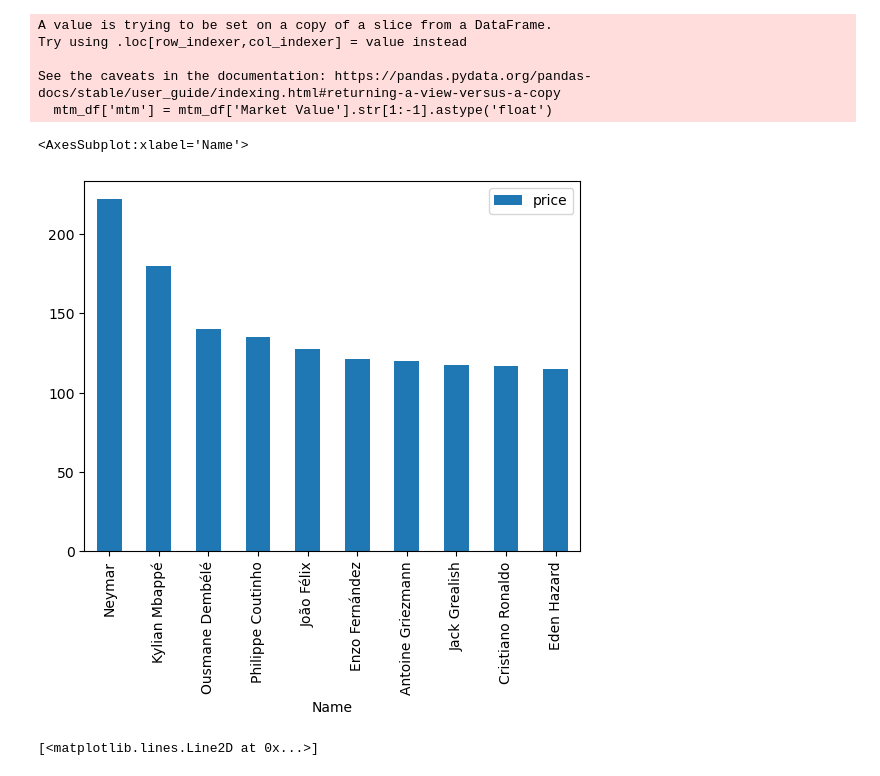
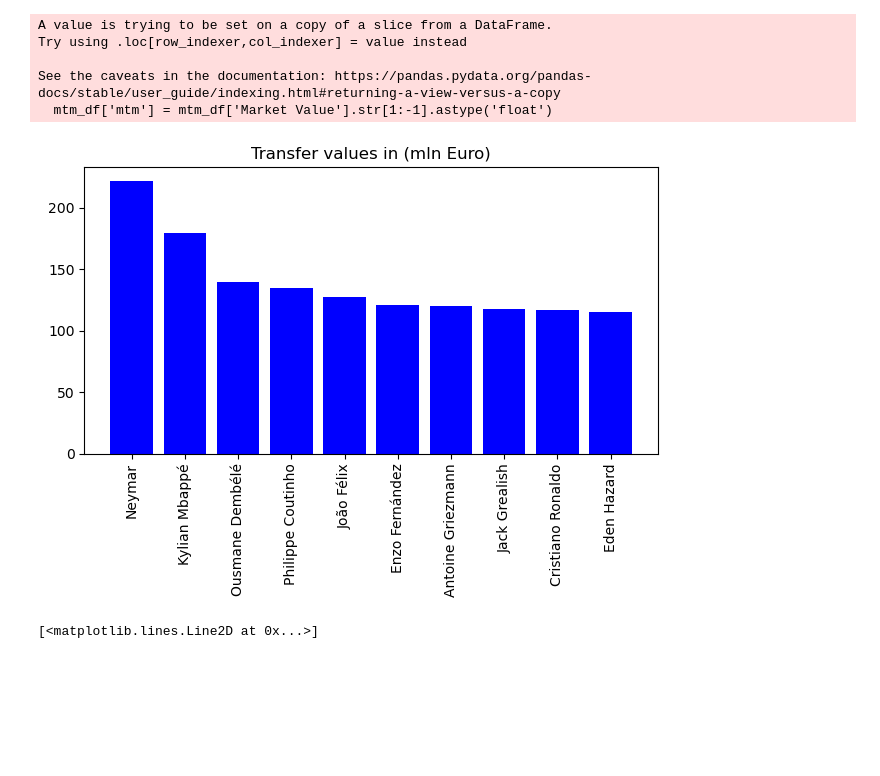
Before and after one commit to begzodshakirov1/fair_player_value, a Jupyter notebook: modelling_part/Second_model.ipynb, the cells around one changed output. Drawn from its saved outputs; the diff is of its cells as text; code cells hidden in the pictures; blank space fills up the shorter version.

Commit message:
Updates completed for graphs

```diff
--- a/modelling_part/Second_model.ipynb
+++ b/modelling_part/Second_model.ipynb
@@ -62,7 +62,7 @@ df = df.sort_values('Age', ascending=False).drop_duplicates(subset='Name')
 ## Matching player names with player ids
 # %%
 #Reading file from events list
-features_list = pd.read_csv('features_single_rating.csv', index_col=0)
+features_list = pd.read_csv('features.csv', index_col=0)
 # %%
 #Converting names in transfer to a list for further use
 transfer_list = df['Name'].to_list()
@@ -113,8 +113,18 @@ See the caveats in the documentation: https://pandas.pydata.org/pandas-docs/stab
   mtm_df['mtm'] = mtm_df['Market Value'].str[1:-1].astype('float')
 # %%
 #Bar chart of the top 10 transfers
-merged_transfer_id.sort_values(by='price', ascending=False)[:10].plot.bar(x = 'Name', y = 'price')
+import matplotlib.pyplot as plt
+
+top_10=merged_transfer_id.sort_values(by='price', ascending=False)[:10]
+#.plot.bar(x = 'Name', y = 'price')
+X = top_10['Name']
+y = top_10['price']
+plt.bar(X, y, color='blue')
+plt.xticks(rotation='90')
+plt.title('Transfer values in (mln Euro)')
+plt.tight_layout()
+
+plt.savefig('Player_value_bar.jpeg')
 # %% [output]
-<AxesSubplot:xlabel='Name'>
-[figure, old version]
+[figure, new version]
 # %%
```
Also changed, not shown: parts of 2 cells of this notebook, 4 other files.
